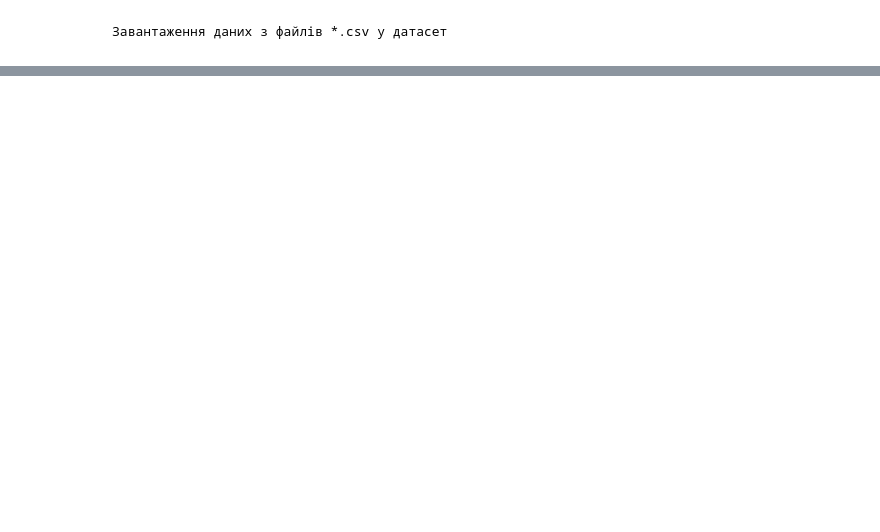
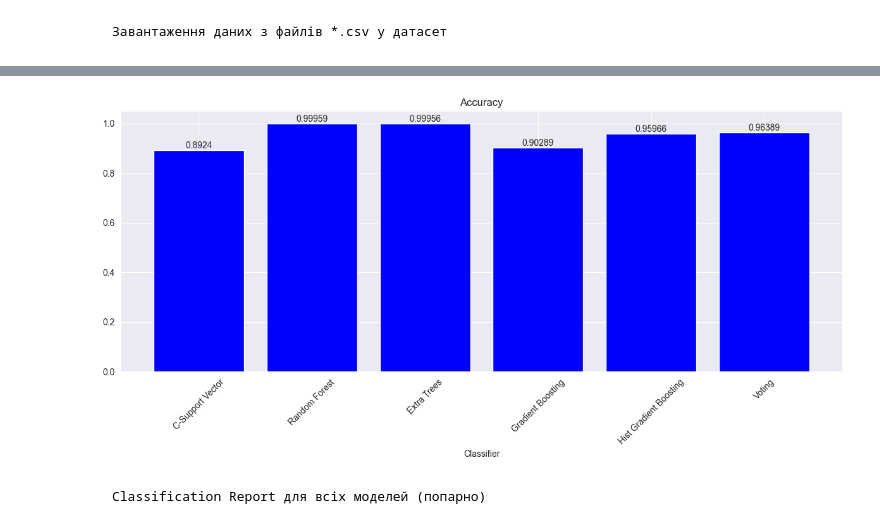
Before and after one commit to KyryloChalov/DS, a Jupyter notebook: HW_05/hw5.ipynb, the cells around one changed output, grey strips where cells are left out. Saved outputs shown, nothing was run; the diff lists cells and outputs as text; code cells hidden in the pictures; blank space fills up the shorter version.

```diff
--- a/HW_05/hw5.ipynb
+++ b/HW_05/hw5.ipynb
@@ -303,0 +124,17 @@ plt.show()
+# %%
+# X = df[columns_to_normalize]
+X = df.drop(columns=["activity"], axis=1)
+y = df["activity"]
+
+X_train, X_test, y_train, y_test = train_test_split(
+    X,
+    y,
+    # train_size=0.2, # for testing only
+    test_size=0.2,
+    random_state=42,
+)
+
+print("Shape of X_train:\t", X_train.shape)
+print("Shape of y_train:\t", y_train.shape)
+print("Shape of X_test:\t", X_test.shape)
+print("Shape of y_test:\t", y_test.shape)
@@ -303,0 +203,31 @@ plt.show()
+# %%
+plt.figure(figsize=(12, 6))
+plt.title("Accuracy")
+plt.xlabel("Classifier")
+plt.xticks(rotation=45)
+x_labels = [
+    "C-Support Vector",
+    "Random Forest",
+    "Extra Trees",
+    "Gradient Boosting",
+    "Hist Gradient Boosting",
+    "Voting",
+]
+bars = plt.bar(x_labels, accuracy_, color="blue")
+plt.tight_layout()
+
+for bar in bars:
+    val = bar.get_height()
+    plt.text(
+        bar.get_x() + bar.get_width() / 2,
+        val,
+        round(val, 5),
+        va="bottom",
+        ha="center",
+    )
+
+plt.show()
+# %% [output]
+[figure, added]
+# %% [markdown]
+    Classification Report для всіх моделей (попарно)
```
Also changed, not shown: parts of 39 cells of this notebook, 4 other files.
